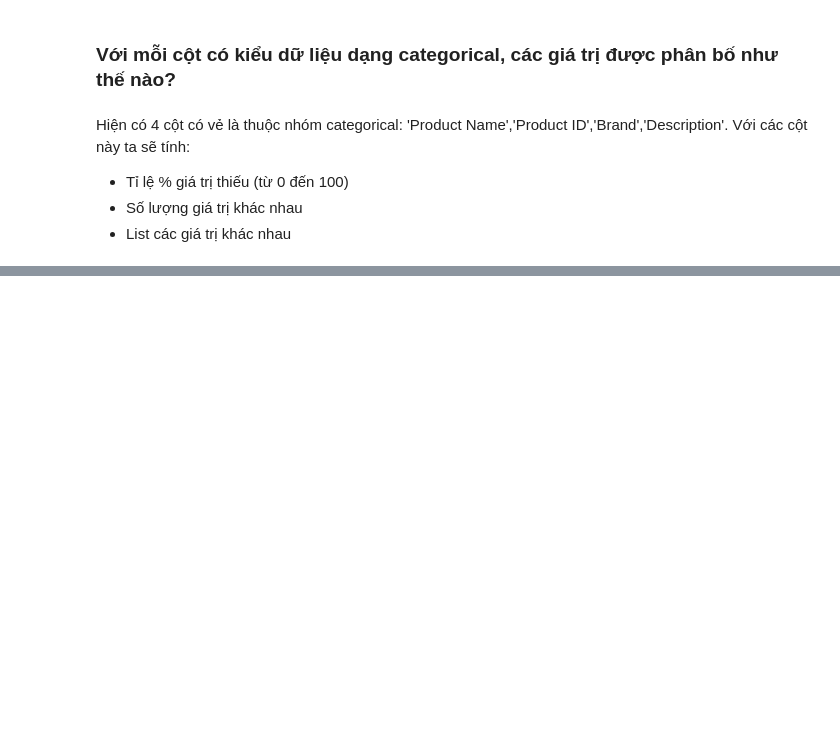
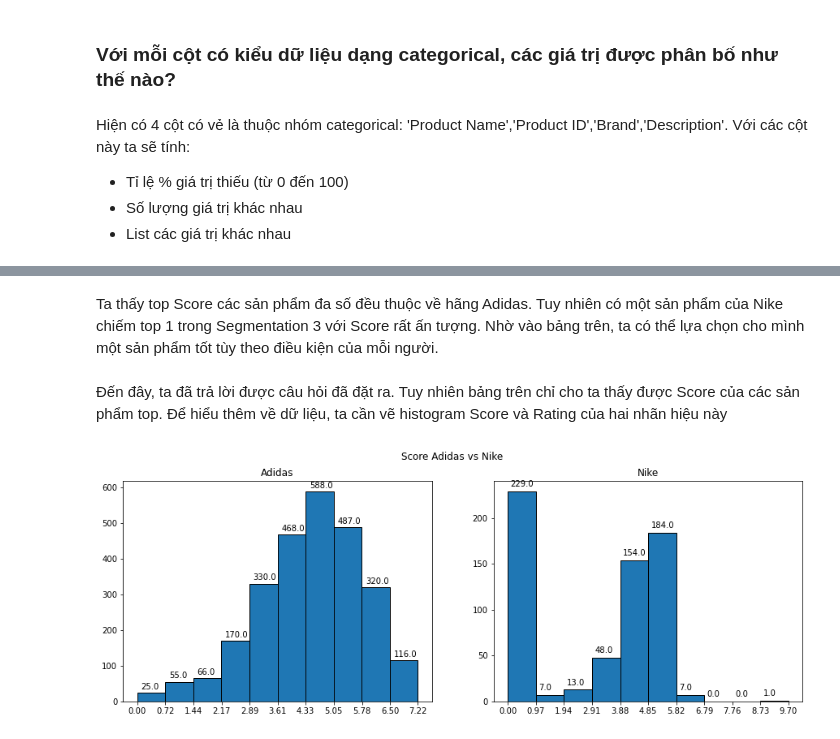
Before and after one commit to tvadiep/Sale-Analysis, a Jupyter notebook: SalesAnalysis.ipynb, the cells around one changed output, grey strips where cells are left out. Drawn from its saved outputs; the diff is of its cells as text; code cells hidden in the pictures; blank space fills up the shorter version.

```diff
--- a/SalesAnalysis.ipynb
+++ b/SalesAnalysis.ipynb
@@ -398,0 +369,6 @@ Theo như biểu đồ trên thì ta có thể dễ dàng nhận thấy Adidas c
+# %%
+# Bước 1: Tạo cột Score
+rv_min = df['Reviews'].min()
+rv_max = df['Reviews'].max()
+df['Scale Reviews']=5*(df['Reviews']-rv_min)/(rv_max-rv_min)
+df['Score'] = df['Rating']+df['Scale Reviews']
@@ -398,0 +423,24 @@ Theo như biểu đồ trên thì ta có thể dễ dàng nhận thấy Adidas c
+# %% [markdown]
+Ta thấy top Score các sản phẩm đa số đều thuộc về hãng Adidas. Tuy nhiên có một sản phẩm của Nike chiếm top 1 trong Segmentation 3 với Score rất ấn tượng. Nhờ vào bảng trên, ta có thể lựa chọn cho mình một sản phẩm tốt tùy theo điều kiện của mỗi người.
+# %% [markdown]
+Đến đây, ta đã trả lời được câu hỏi đã đặt ra. Tuy nhiên bảng trên chỉ cho ta thấy được Score của các sản phẩm top. Để hiểu thêm về dữ liệu, ta cần vẽ histogram Score và Rating của hai nhãn hiệu này
+# %%
+bins = 10
+adidas_score = df[df['Company']=='Adidas']['Score']
+nike_score = df[df['Company']=='Nike']['Score']
+# %%
+fig, (ax1, ax2) = plt.subplots(1, 2, figsize = (15,5))
+fig.suptitle('Score Adidas vs Nike')
+arr1 = ax1.hist(adidas_score, edgecolor='black', bins = bins)
+ax1.set_xticks(arr1[1].round(2))
+ax1.set_title('Adidas')
+for i in range(bins):
+    ax1.text(arr1[1][i]+0.1,arr1[0][i]+10,str(arr1[0][i]))
+
+arr2 = ax2.hist(nike_score, edgecolor='black', bins = bins)
+ax2.set_xticks(arr2[1].round(2))
+ax2.set_title('Nike')
+for i in range(bins):
+    ax2.text(arr2[1][i]+0.1,arr2[0][i]+5,str(arr2[0][i]))
+# %% [output]
+[figure, added]
```
Also changed, not shown: parts of 92 cells of this notebook, 1 other file.
